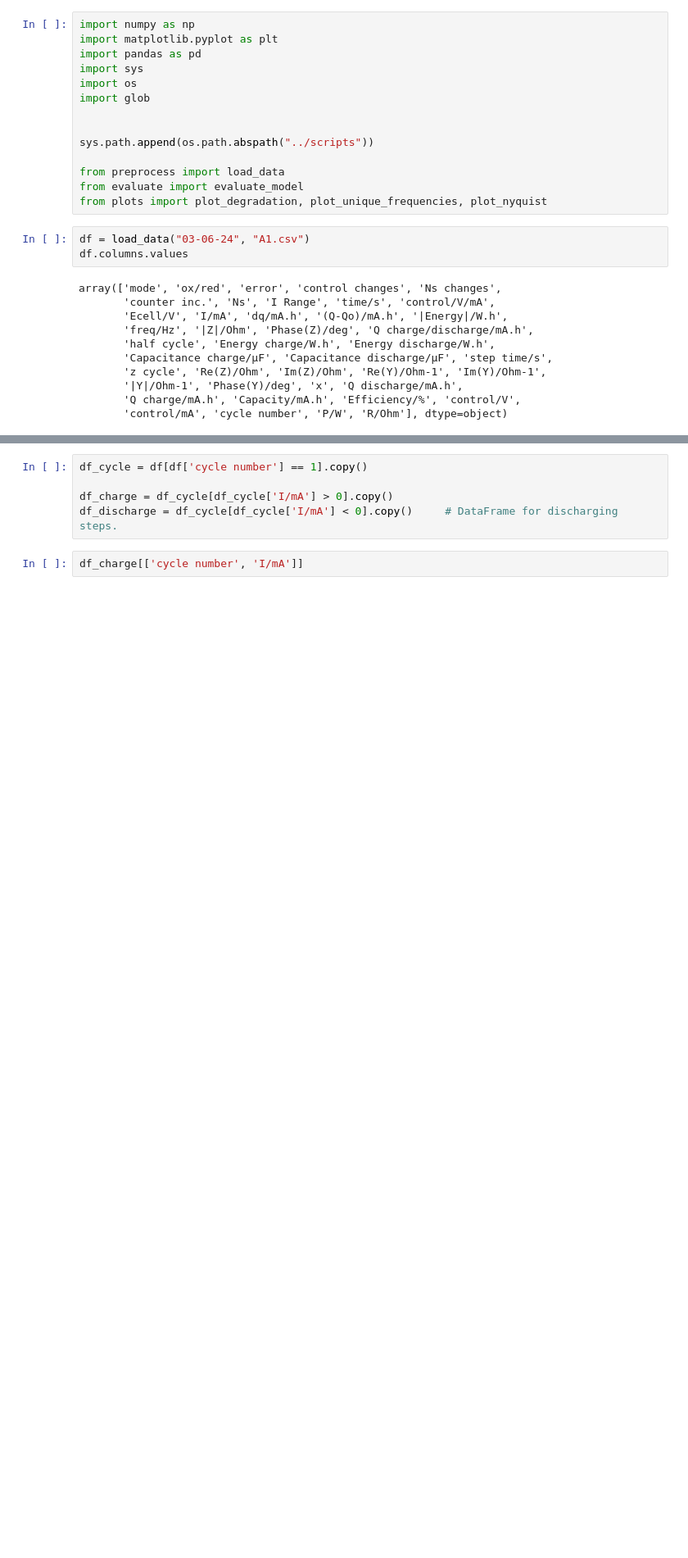
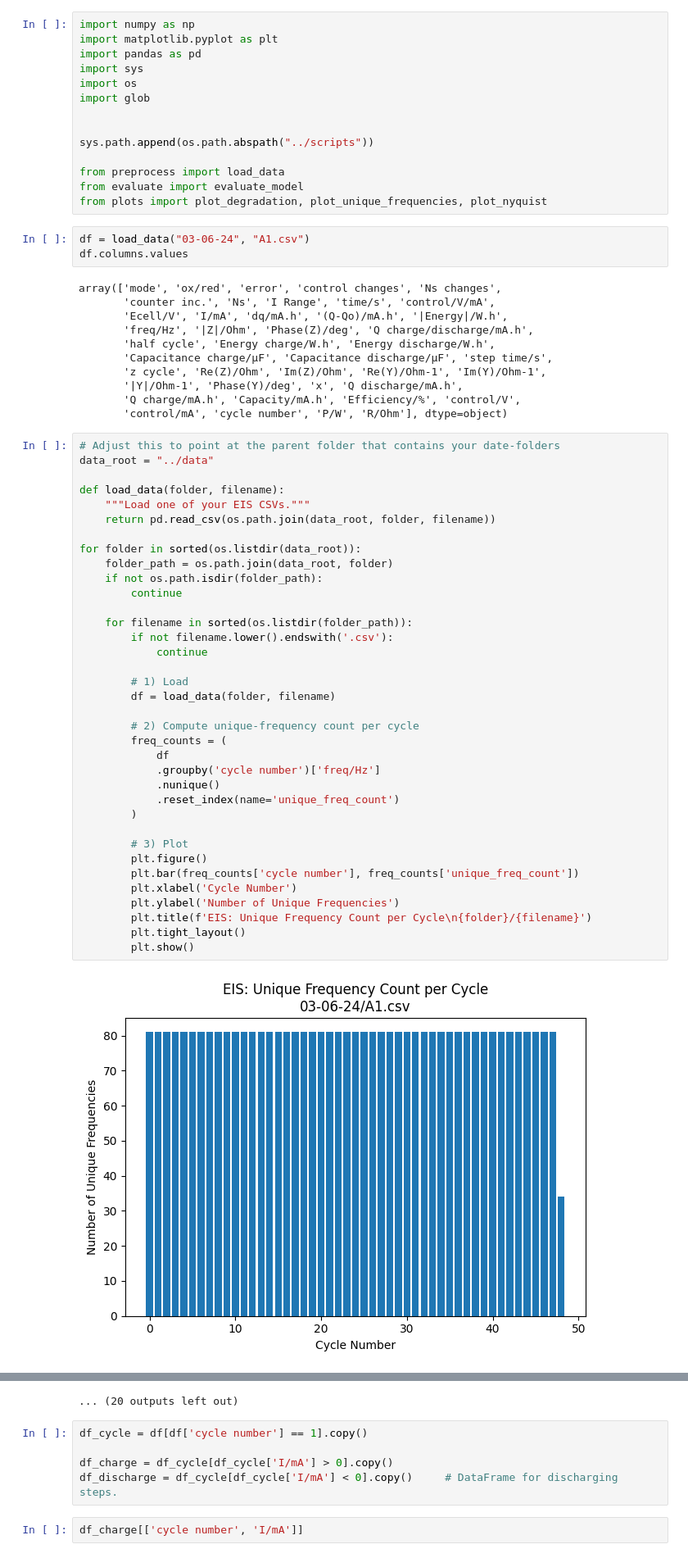
Before and after one commit to NithinJakrebet/eis-ml, a Jupyter notebook: notebooks/data_exploration.ipynb, the cells around one changed output, grey strips where cells are left out. Shown at 82% size. Saved outputs shown, nothing was run; the diff lists cells and outputs as text; blank space fills up the shorter version.

```diff
--- a/notebooks/data_exploration.ipynb
+++ b/notebooks/data_exploration.ipynb
@@ -28,3 +28,41 @@ array(['mode', 'ox/red', 'error', 'control changes', 'Ns changes',
        '|Y|/Ohm-1', 'Phase(Y)/deg', 'x', 'Q discharge/mA.h',
        'Q charge/mA.h', 'Capacity/mA.h', 'Efficiency/%', 'control/V',
        'control/mA', 'cycle number', 'P/W', 'R/Ohm'], dtype=object)
+# %%
+# Adjust this to point at the parent folder that contains your date-folders
+data_root = "../data"
+
+def load_data(folder, filename):
+    """Load one of your EIS CSVs."""
+    return pd.read_csv(os.path.join(data_root, folder, filename))
+
+for folder in sorted(os.listdir(data_root)):
+    folder_path = os.path.join(data_root, folder)
+    if not os.path.isdir(folder_path):
+        continue
+
+    for filename in sorted(os.listdir(folder_path)):
+        if not filename.lower().endswith('.csv'):
+            continue
+
+        # 1) Load
+        df = load_data(folder, filename)
+
+        # 2) Compute unique-frequency count per cycle
+        freq_counts = (
+            df
+            .groupby('cycle number')['freq/Hz']
+            .nunique()
+            .reset_index(name='unique_freq_count')
+        )
+
+        # 3) Plot
+        plt.figure()
+        plt.bar(freq_counts['cycle number'], freq_counts['unique_freq_count'])
+        plt.xlabel('Cycle Number')
+        plt.ylabel('Number of Unique Frequencies')
+        plt.title(f'EIS: Unique Frequency Count per Cycle\n{folder}/{filename}')
+        plt.tight_layout()
+        plt.show()
+# %% [output]
+[figure, added]
@@ -31,3 +80,4 @@ array(['mode', 'ox/red', 'error', 'control changes', 'Ns changes',
+... (20 outputs left out)
 # %%
 df_cycle = df[df['cycle number'] == 1].copy()
 
```
Also changed, not shown: parts of 8 cells of this notebook, 1 other file.
